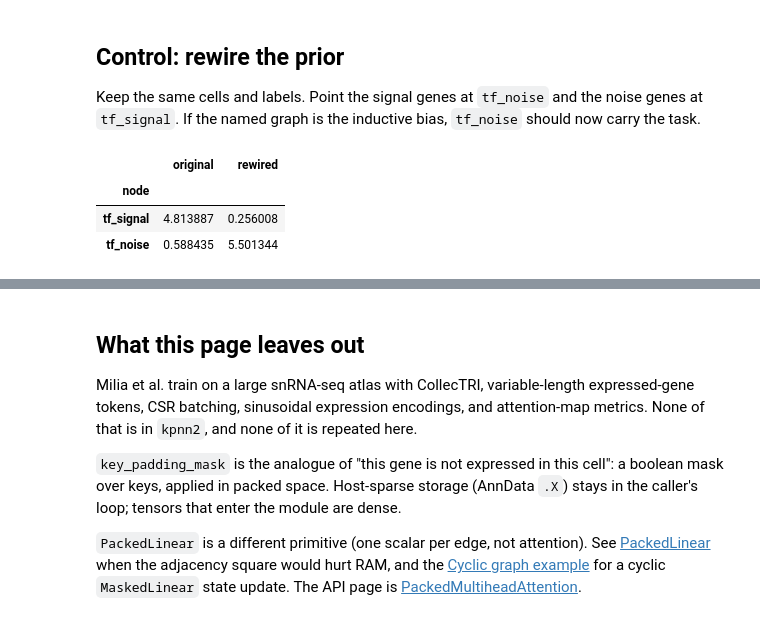
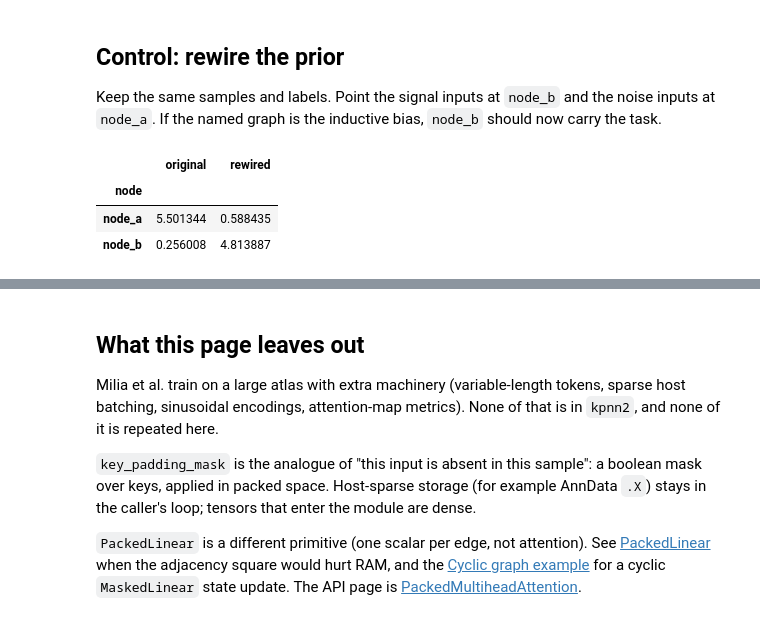
Before and after one commit to Thomas-Rauter/kpnn2, a Jupyter notebook: docs/transformer-example.ipynb, the cells around one changed output, grey strips where cells are left out. Saved outputs shown, nothing was run; the diff lists cells and outputs as text; code cells hidden in the pictures.

```diff
--- a/docs/transformer-example.ipynb
+++ b/docs/transformer-example.ipynb
@@ -327,13 +324,13 @@ not. 100 cells per class for training, 50 for testing.
 # %%
 informative_features = [
-    "gene_signal_1",
-    "gene_signal_2",
-    "gene_signal_3",
+    "input_signal_1",
+    "input_signal_2",
+    "input_signal_3",
 ]
 noise_features = [
-    "gene_noise_1",
-    "gene_noise_2",
-    "gene_noise_3",
+    "input_noise_1",
+    "input_noise_2",
+    "input_noise_3",
 ]
 all_features = informative_features + noise_features
 
@@ -571,28 +568,27 @@ plt.show()
 # %% [markdown]
 ## Control: rewire the prior
 
-Keep the same cells and labels. Point the signal genes at
-`tf_noise` and the noise genes at `tf_signal`. If the named
-graph is the inductive bias, `tf_noise` should now carry the
-task.
+Keep the same samples and labels. Point the signal inputs at
+`node_b` and the noise inputs at `node_a`. If the named graph is
+the inductive bias, `node_b` should now carry the task.
 # %%
 rewired = pd.DataFrame(
     {
         "source": [
-            "gene_signal_1",
-            "gene_signal_2",
-            "gene_signal_3",
-            "gene_noise_1",
-            "gene_noise_2",
-            "gene_noise_3",
+            "input_signal_1",
+            "input_signal_2",
+            "input_signal_3",
+            "input_noise_1",
+            "input_noise_2",
+            "input_noise_3",
         ],
         "target": [
-            "tf_noise",
-            "tf_noise",
-            "tf_noise",
-            "tf_signal",
-            "tf_signal",
-            "tf_signal",
+            "node_b",
+            "node_b",
+            "node_b",
+            "node_a",
+            "node_a",
+            "node_a",
         ],
     }
 )
@@ -619,36 +615,36 @@ rewired_scores = (
         rewired_model,
         rewired_model.encoder,
     )
     .attribute(
         x_test,
         target=0,
     )
     .detach()
     .abs()
     .sum(dim=-1)
 )
 rewired_summary = (
     kpnn2.map_node_attributions(
         attributions=rewired_scores,
         spec=rewired_spec,
     )
     .to_pandas()
     .mean()
     .rename("rewired")
 )
 compare = pd.concat(
     [
         node_summary["mean_abs_attribution"].rename("original"),
         rewired_summary,
     ],
     axis=1,
-).loc[["tf_signal", "tf_noise"]]
+).loc[["node_a", "node_b"]]
 compare
 # %% [output]
 |  | original | rewired |
 | node |  |  |
-| tf_signal | 4.813887 | 0.256008 |
-| tf_noise | 0.588435 | 5.501344 |
+| node_a | 5.501344 | 0.588435 |
+| node_b | 0.256008 | 4.813887 |
 # %%
 plot_df = compare.reset_index().melt(
     id_vars="node",
@@ -671,15 +667,15 @@ plt.show()
 # %% [markdown]
 ## What this page leaves out
 
-Milia et al. train on a large snRNA-seq atlas with CollecTRI,
-variable-length expressed-gene tokens, CSR batching, sinusoidal
-expression encodings, and attention-map metrics. None of that is
-in `kpnn2`, and none of it is repeated here.
+Milia et al. train on a large atlas with extra machinery
+(variable-length tokens, sparse host batching, sinusoidal
+encodings, attention-map metrics). None of that is in `kpnn2`,
+and none of it is repeated here.
 
-`key_padding_mask` is the analogue of "this gene is not
-expressed in this cell": a boolean mask over keys, applied in
-packed space. Host-sparse storage (AnnData `.X`) stays in the
-caller's loop; tensors that enter the module are dense.
+`key_padding_mask` is the analogue of "this input is absent in
+this sample": a boolean mask over keys, applied in packed
+space. Host-sparse storage (for example AnnData `.X`) stays in
+the caller's loop; tensors that enter the module are dense.
 
 `PackedLinear` is a different primitive (one scalar per edge,
 not attention). See [PackedLinear](../packed_linear/) when the
```
Also changed, not shown: parts of 16 cells of this notebook, 7 other files.
